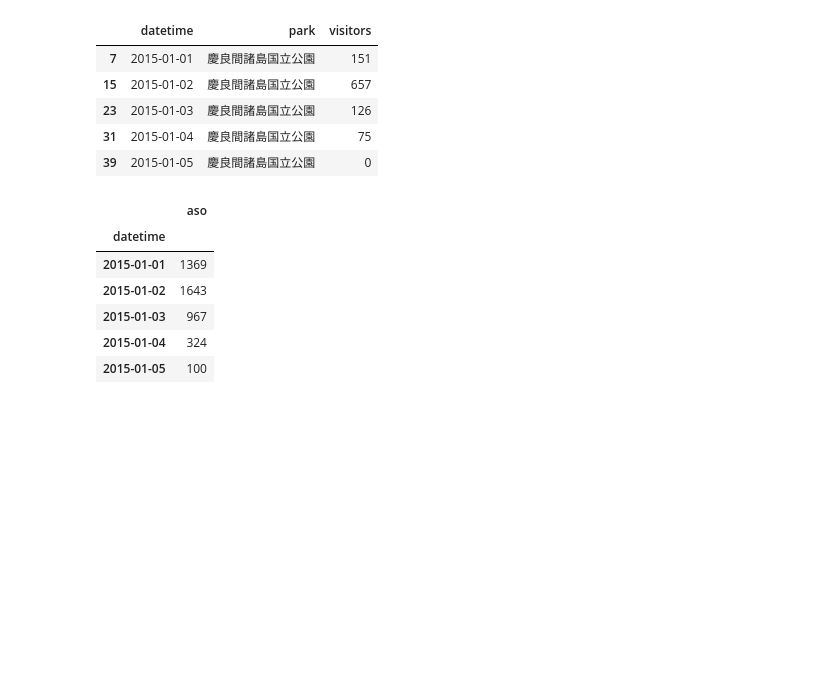
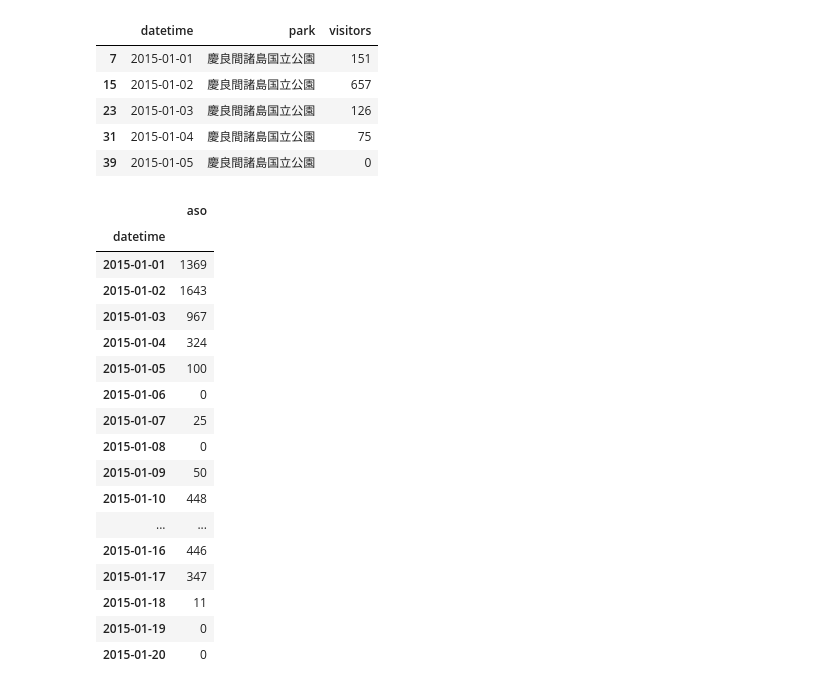
Before and after one commit to watanta/tourism, a Jupyter notebook: code/preprocess.ipynb, the cells around one changed output. Saved outputs shown, nothing was run; the diff lists cells and outputs as text; code cells hidden in the pictures; blank space fills up the shorter version.

```diff
--- a/code/preprocess.ipynb
+++ b/code/preprocess.ipynb
@@ -210,18 +213,29 @@ kerama.head()
 # %%
 lag = 8
 target = "aso"
 
 data = pd.DataFrame()
 data[target] = pd.read_csv("../data/"+target+".csv")["visitors"]
 data.index = pd.to_datetime(pd.read_csv("../data/"+target+".csv")["datetime"])
-data.head()
+data.head(20)
 # %% [output]
 |  | aso |
 | datetime |  |
 | 2015-01-01 | 1369 |
 | 2015-01-02 | 1643 |
 | 2015-01-03 | 967 |
 | 2015-01-04 | 324 |
 | 2015-01-05 | 100 |
+| 2015-01-06 | 0 |
+| 2015-01-07 | 25 |
+| 2015-01-08 | 0 |
+| 2015-01-09 | 50 |
+| 2015-01-10 | 448 |
+| ... | ... |
+| 2015-01-16 | 446 |
+| 2015-01-17 | 347 |
+| 2015-01-18 | 11 |
+| 2015-01-19 | 0 |
+| 2015-01-20 | 0 |
 # %%
 feature = pd.DataFrame()
```
Also changed, not shown: parts of 5 cells of this notebook, 1 other file.
